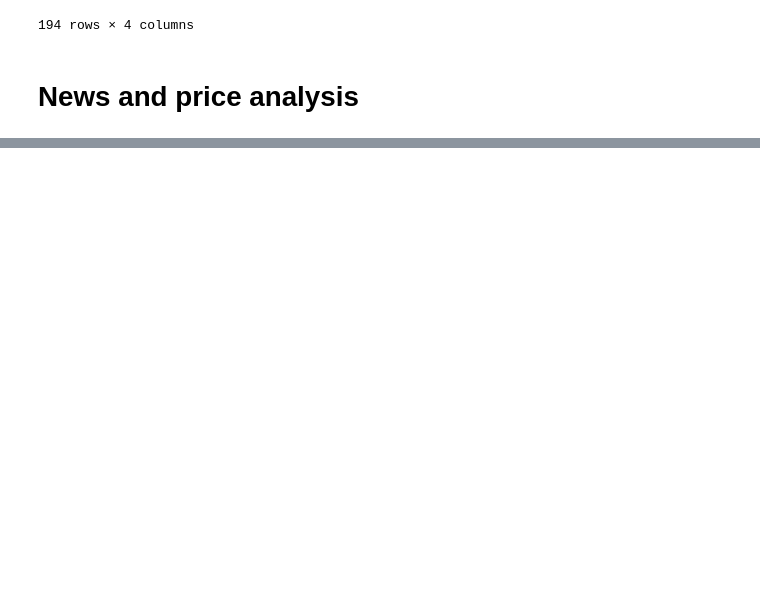
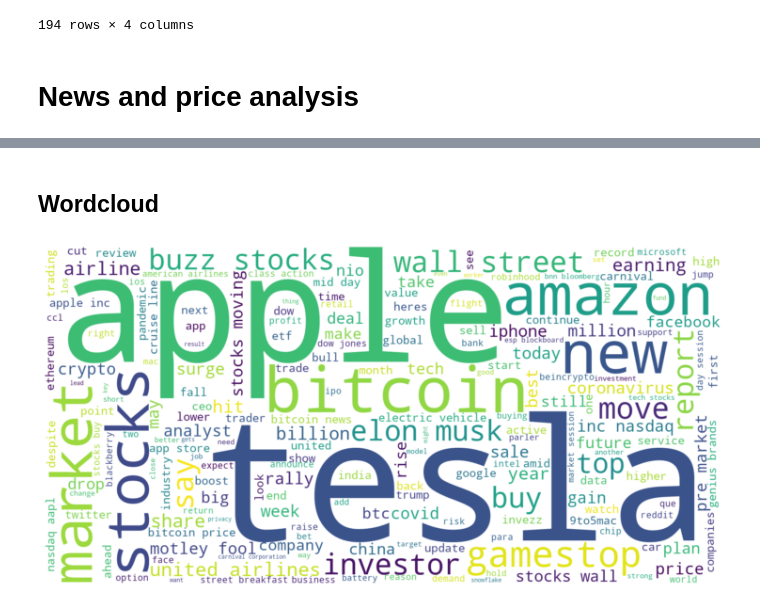
Before and after one commit to ikitcheng/pystock, a Jupyter notebook: news_data_analysis.ipynb, the cells around one changed output, grey strips where cells are left out. Cells and saved outputs as stored; diff of their text form; code cells hidden in the pictures; blank space fills up the shorter version.

```diff
--- a/news_data_analysis.ipynb
+++ b/news_data_analysis.ipynb
@@ -94,0 +168,2 @@ df_merge.to_csv(f'data/parsed_data/{ticker}_{df_merge.index.min().date()}_{df_me
+# %%
+df = run_process_text(df, 'headline')
@@ -94,0 +232,5 @@ df_merge.to_csv(f'data/parsed_data/{ticker}_{df_merge.index.min().date()}_{df_me
+# %%
+%%time
+sample_text = df_sample['headline'].iloc[4]
+print(sample_text)
+df['headline_clean'] = df.headline.apply(spacy_tokenizer_lemmatizer)
@@ -94,0 +398,42 @@ df_merge.to_csv(f'data/parsed_data/{ticker}_{df_merge.index.min().date()}_{df_me
+# %% [markdown]
+## Wordcloud
+# %%
+def genWordCloud(text_series, words_to_remove=None, save=False):
+    """
+    Create word cloud given input text series.
+
+    Common stop words:
+    ["stop stop"]
+    ["facemasks","facemask","face masks","mask",
+                             "face covering", "facecovering","face",
+                             "people","today","wearing", "mandatory mandatory",
+                             "mandatory", "protect protect"]
+    #['vaccine','vaccines','vaccination','will']
+    #['test', 'trace', 'testandtrace']
+    """
+    all_text = " ".join(text_series.astype(str))
+
+    #for word in topic_words_to_remove:
+    #    all_text = all_text.replace(word, "")
+
+    stop_words = list(STOPWORDS.union(set(stopwords.words('english')))) + words_to_remove
+
+    wordcloud = WordCloud( max_words=200,
+                            background_color="white",
+                            width=1600, height=800,
+                            stopwords = stop_words,
+                            min_word_length = 3,).generate(all_text)
+    plt.figure( figsize=(10,8), facecolor='w')
+    plt.imshow(wordcloud, interpolation='bilinear')
+    plt.axis("off")
+    plt.tight_layout(pad=0)
+    plt.show()
+    if save:
+        plt.savefig('wordcloud.png', facecolor='k', bbox_inches='tight')
+    return wordcloud
+# %%
+WORDS_TO_REMOVE = ["stock"]
+df_sample = df[(df['change_1h']<0) & (df['change_4h']<0)]
+wc = genWordCloud(df_sample['headline'], WORDS_TO_REMOVE)
+# %% [output]
+[figure, added]
```
Also changed, not shown: parts of 27 cells of this notebook, 3 other files.
